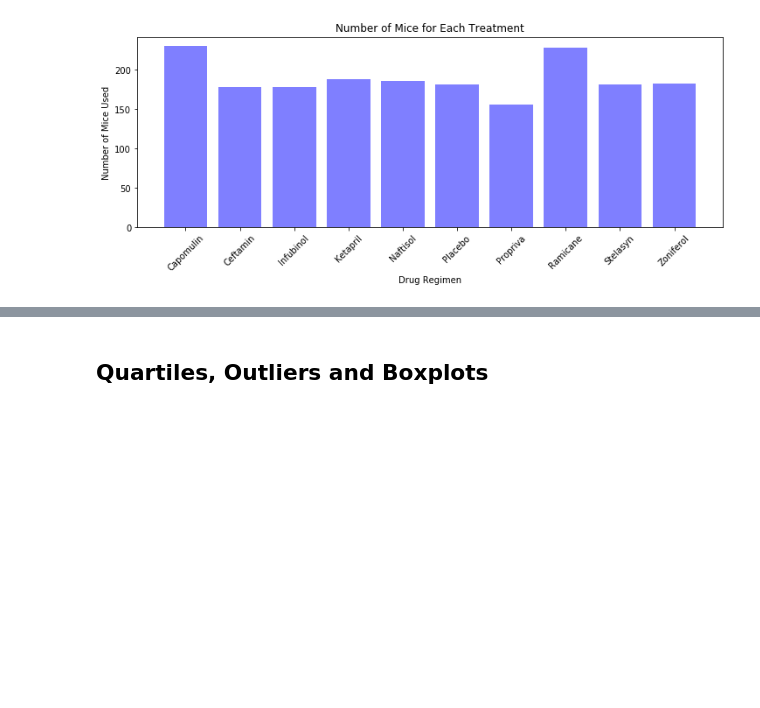
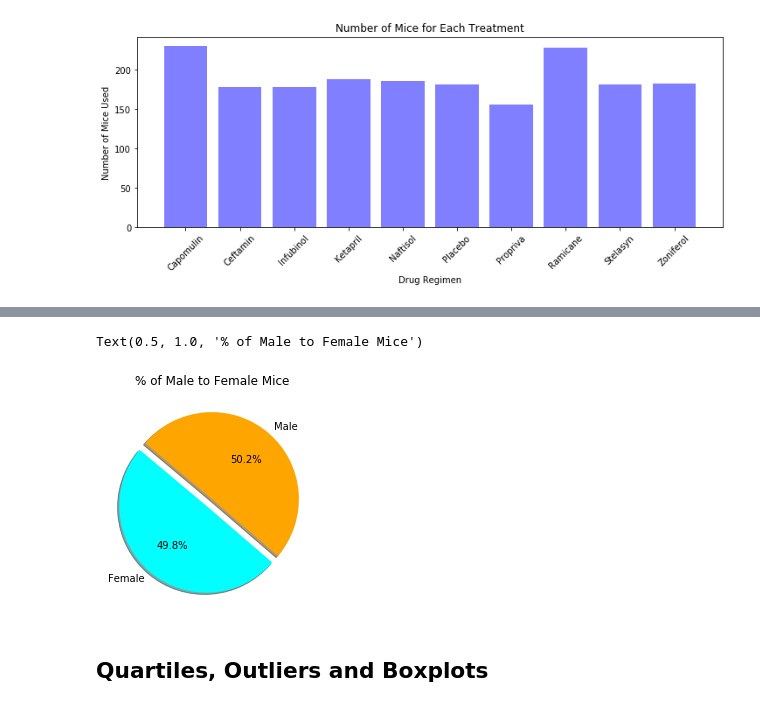
Before and after one commit to jbski/Matplotlib-The_Power_of_Plots, a Jupyter notebook: Pymaceuticals/pymaceuticals_starter.ipynb, the cells around one changed output, grey strips where cells are left out. Drawn from its saved outputs; the diff is of its cells as text; code cells hidden in the pictures; blank space fills up the shorter version.

```diff
--- a/Pymaceuticals/pymaceuticals_starter.ipynb
+++ b/Pymaceuticals/pymaceuticals_starter.ipynb
@@ -205,3 +223,29 @@ plt.show()
+# %%
+# Generate a pie plot showing the distribution of female versus male mice using pyplot
+
+# Create a dataframe of Mouse ID's and the sex of each mouse
+plot_male_female = mouse_results_df.groupby("Mouse ID")
+mouse_gender_df = plot_male_female["Sex"].first()
+mouse_gender_count_df = pd.DataFrame(mouse_gender_df)
+
+# Create a dataframe that groups the mouse gender and provides a count of each gender
+mouse_gender_count = mouse_gender_count_df.groupby("Sex")
+mouse_gender_count_df = mouse_gender_count["Sex"].count()
+m_gender_count_df = pd.DataFrame(mouse_gender_count_df)
+m_gender_count_df.rename(columns = {"Sex" : "Mouse Count"}, inplace = True)
+m_gender_count_df
+
+labels = m_gender_count_df.index
+sizes = m_gender_count_df["Mouse Count"]
+colors = ["cyan" , "orange"]
+
+# plot a pie plot using pyplot
+plt.pie(sizes, labels=labels, colors=colors, shadow=True, autopct="%1.1f%%", explode = [0.1, 0], startangle=140)
+
+plt.title("% of Male to Female Mice")
+# %% [output]
+Text(0.5, 1.0, '% of Male to Female Mice')
+[figure, added]
 # %% [markdown]
 ## Quartiles, Outliers and Boxplots
 # %%
```
Also changed, not shown: parts of 6 cells of this notebook.
